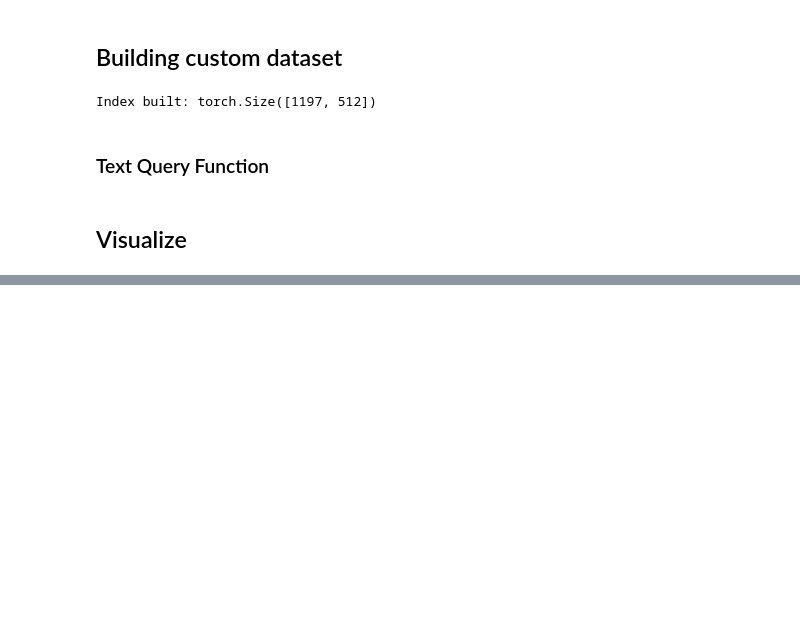
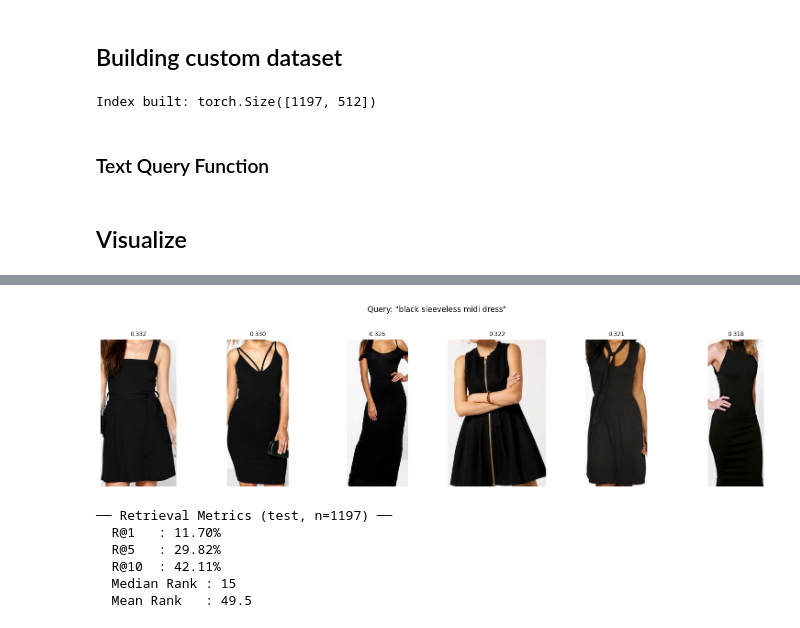
Before and after one commit to Suyog-16/fine-grained-retrieval-clip, a Jupyter notebook: notebooks/experiment.ipynb, the cells around one changed output, grey strips where cells are left out. Saved outputs shown, nothing was run; the diff lists cells and outputs as text; code cells hidden in the pictures; blank space fills up the shorter version.

```diff
--- a/notebooks/experiment.ipynb
+++ b/notebooks/experiment.ipynb
@@ -119,0 +123,56 @@ AttributeError: 'Tensor' object has no attribute 'items'
+# %%
+show_results("black sleeveless midi dress")
+# %% [output]
+[figure, added]
+# %%
+from tqdm import tqdm
+
+def evaluate(df, img_dir, split="test", text_col="text", batch_size=64):
+
+    # --- build id → index lookup ---
+    id_to_idx = {item_id: idx for idx, item_id in enumerate(all_ids)}
+
+    recalls = {1: 0, 5: 0, 10: 0}
+    ranks   = []
+
+    for _, row in tqdm(df.iterrows(), total=len(df)):
+
+        # encode query text
+        with torch.no_grad():
+            tokens    = clip.tokenize([row[text_col]], truncate=True).to(DEVICE)
+            text_feat = model.encode_text(tokens)
+            text_feat = text_feat / text_feat.norm(dim=-1, keepdim=True)
+
+        # similarity against all candidate images
+        scores     = (image_embeddings @ text_feat.T).squeeze(1)   # [N]
+        ranked_idx = scores.argsort(descending=True).tolist()       # sorted indices
+
+        # where is the correct image?
+        correct_idx  = id_to_idx.get(str(row["item_ID"]))
+        if correct_idx is None:
+            continue                          # skip if image wasn't in index
+
+        rank = ranked_idx.index(correct_idx) + 1   # 1-indexed
+
+        ranks.append(rank)
+        for k in recalls:
+            if rank <= k:
+                recalls[k] += 1
+
+    n = len(ranks)
+    print(f"\n── Retrieval Metrics ({split}, n={n}) ──")
+    for k, count in recalls.items():
+        print(f"  R@{k:<3} : {count/n*100:.2f}%")
+    print(f"  Median Rank : {int(np.median(ranks))}")
+    print(f"  Mean Rank   : {np.mean(ranks):.1f}")
+
+    return recalls, ranks
+
+recalls, ranks = evaluate(test, IMG_DIR / "test", text_col="text")
+# %% [output]
+── Retrieval Metrics (test, n=1197) ──
+  R@1   : 11.70%
+  R@5   : 29.82%
+  R@10  : 42.11%
+  Median Rank : 15
+  Mean Rank   : 49.5
```
Also changed, not shown: parts of 3 cells of this notebook.
